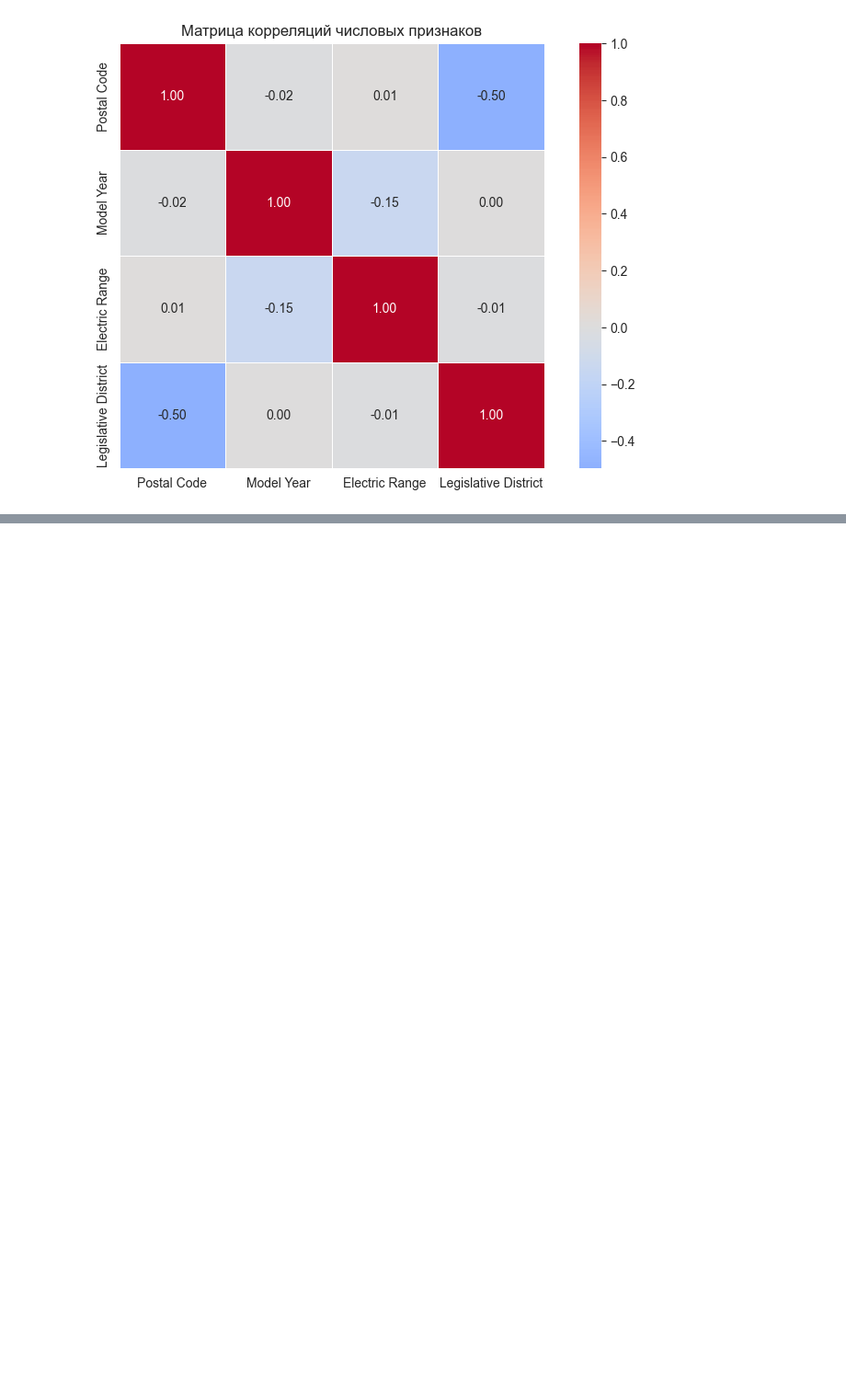
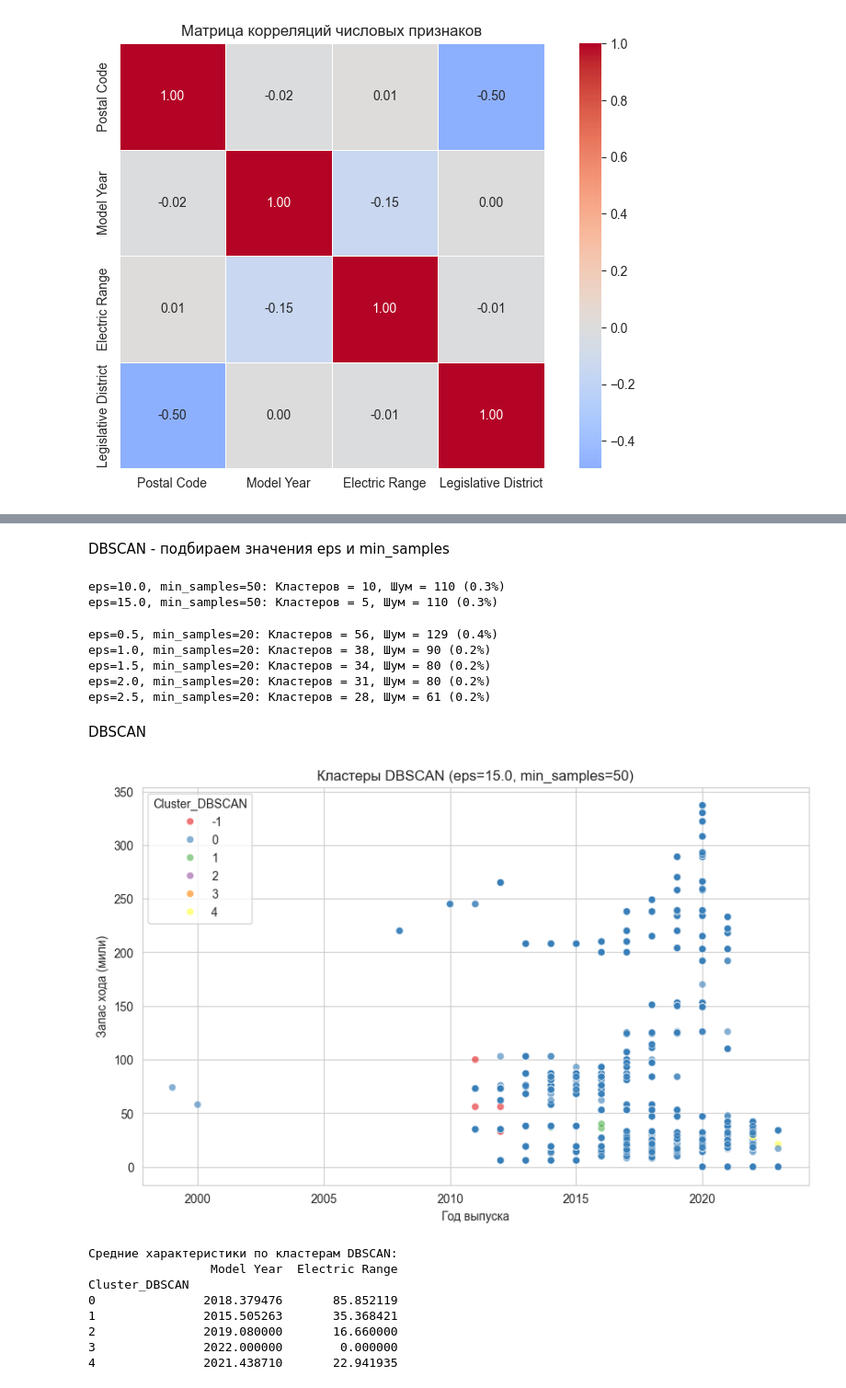
Before and after one commit to alexm1h/Machine-Learning-Python, a Jupyter notebook: lab2_MO/lab2_MO.ipynb, the cells around one changed output, grey strips where cells are left out. Shown at 92% size. Cells and saved outputs as stored; diff of their text form; code cells hidden in the pictures; blank space fills up the shorter version.

```diff
--- a/lab2_MO/lab2_MO.ipynb
+++ b/lab2_MO/lab2_MO.ipynb
@@ -281,0 +434,63 @@ Legislative District              1.000000
+# %% [markdown]
+DBSCAN - подбираем значения eps и min_samples
+# %%
+for eps_val in [10.0, 15.0]:
+    dbscan = DBSCAN(eps=eps_val, min_samples=50)
+    labels = dbscan.fit_predict(X_scaled)
+
+    n_clusters = len(set(labels)) - (1 if -1 in labels else 0)
+    n_noise = list(labels).count(-1)
+
+    print(f"eps={eps_val}, min_samples={50}: Кластеров = {n_clusters}, Шум = {n_noise} ({n_noise/len(labels)*100:.1f}%)")
+# %% [output]
+eps=10.0, min_samples=50: Кластеров = 10, Шум = 110 (0.3%)
+eps=15.0, min_samples=50: Кластеров = 5, Шум = 110 (0.3%)
+# %%
+for eps_val in [0.5, 1.0, 1.5, 2.0, 2.5]:
+    dbscan = DBSCAN(eps=eps_val, min_samples=20)
+    labels = dbscan.fit_predict(X_scaled)
+
+    n_clusters = len(set(labels)) - (1 if -1 in labels else 0)
+    n_noise = list(labels).count(-1)
+
+    print(f"eps={eps_val}, min_samples={20}: Кластеров = {n_clusters}, Шум = {n_noise} ({n_noise/len(labels)*100:.1f}%)")
+# %% [output]
+eps=0.5, min_samples=20: Кластеров = 56, Шум = 129 (0.4%)
+eps=1.0, min_samples=20: Кластеров = 38, Шум = 90 (0.2%)
+eps=1.5, min_samples=20: Кластеров = 34, Шум = 80 (0.2%)
+eps=2.0, min_samples=20: Кластеров = 31, Шум = 80 (0.2%)
+eps=2.5, min_samples=20: Кластеров = 28, Шум = 61 (0.2%)
+# %% [markdown]
+DBSCAN
+# %%
+from sklearn.cluster import DBSCAN
+
+#Обучаем DBSCAN с параметрами eps=15.0, min_samples=50
+dbscan = DBSCAN(eps=15.0, min_samples=50)
+data_clean['Cluster_DBSCAN'] = dbscan.fit_predict(X_scaled)
+
+plt.figure(figsize=(10, 6))
+sns.scatterplot(
+    data=data_clean.sample(5000, random_state=42),
+    x='Model Year', y='Electric Range',
+    hue='Cluster_DBSCAN',
+    palette='Set1',
+    alpha=0.6
+)
+plt.title('Кластеры DBSCAN (eps=15.0, min_samples=50)')
+plt.xlabel('Год выпуска')
+plt.ylabel('Запас хода (мили)')
+plt.show()
+
+print("Средние характеристики по кластерам DBSCAN:")
+print(data_clean[data_clean['Cluster_DBSCAN'] != -1].groupby('Cluster_DBSCAN')[['Model Year', 'Electric Range']].mean())
+# %% [output]
+[figure, added]
+Средние характеристики по кластерам DBSCAN:
+                 Model Year  Electric Range
+Cluster_DBSCAN
+0               2018.379476       85.852119
+1               2015.505263       35.368421
+2               2019.080000       16.660000
+3               2022.000000        0.000000
+4               2021.438710       22.941935
```
Also changed, not shown: parts of 21 cells of this notebook.
